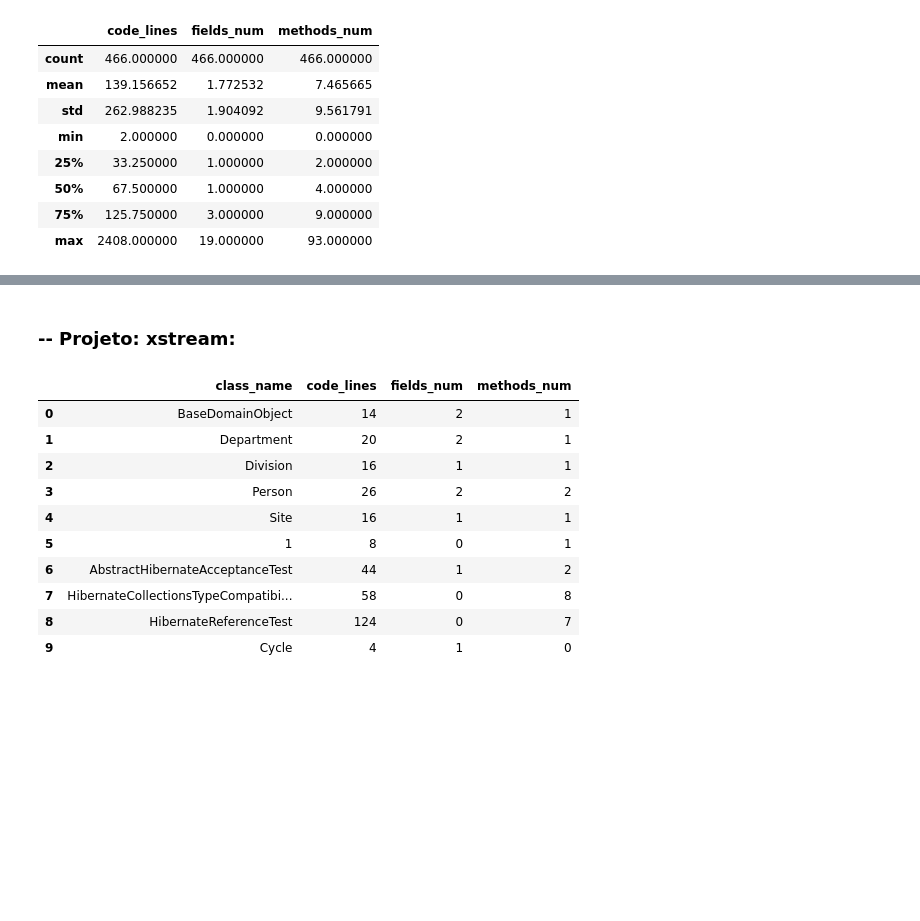
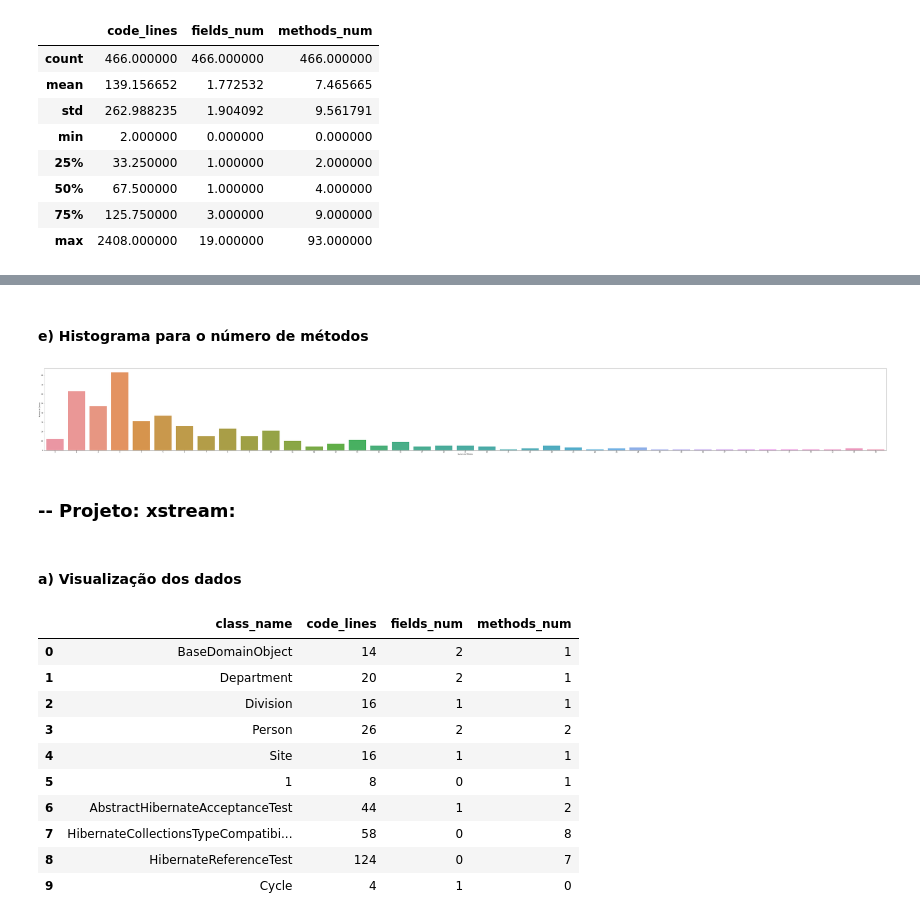
Before and after one commit to brunolmourao/mes-code-smells, a Jupyter notebook: LongLarge/LongLargeJupyter/CSDataAnalysis.ipynb, the cells around one changed output, grey strips where cells are left out. Saved outputs shown, nothing was run; the diff lists cells and outputs as text; code cells hidden in the pictures; blank space fills up the shorter version.

```diff
--- a/LongLarge/LongLargeJupyter/CSDataAnalysis.ipynb
+++ b/LongLarge/LongLargeJupyter/CSDataAnalysis.ipynb
@@ -40,5 +75,22 @@ comLC.describe()
+# %% [markdown]
+#### e) Histograma para o número de métodos
+# %%
+plt.figure(figsize = (100, 10))
+
+numClass = comLC.methods_num.value_counts().values
+fieldsDist = comLC.methods_num.value_counts().index
+
+g = sns.barplot(x = fieldsDist, y = numClass)
+plt.xlabel('Numero de Métodos')
+plt.ylabel('Numero de Classes')
+
+plt.show()
+# %% [output]
+[figure, added]
 # %% [markdown]
 ### -- Projeto: xstream:
+# %% [markdown]
+#### a) Visualização dos dados
 # %%
 xsLC = pd.read_csv('data/xstreamLC.csv')
 xsLC.head(10)
```
Also changed, not shown: parts of 22 cells of this notebook, 4 other files.
